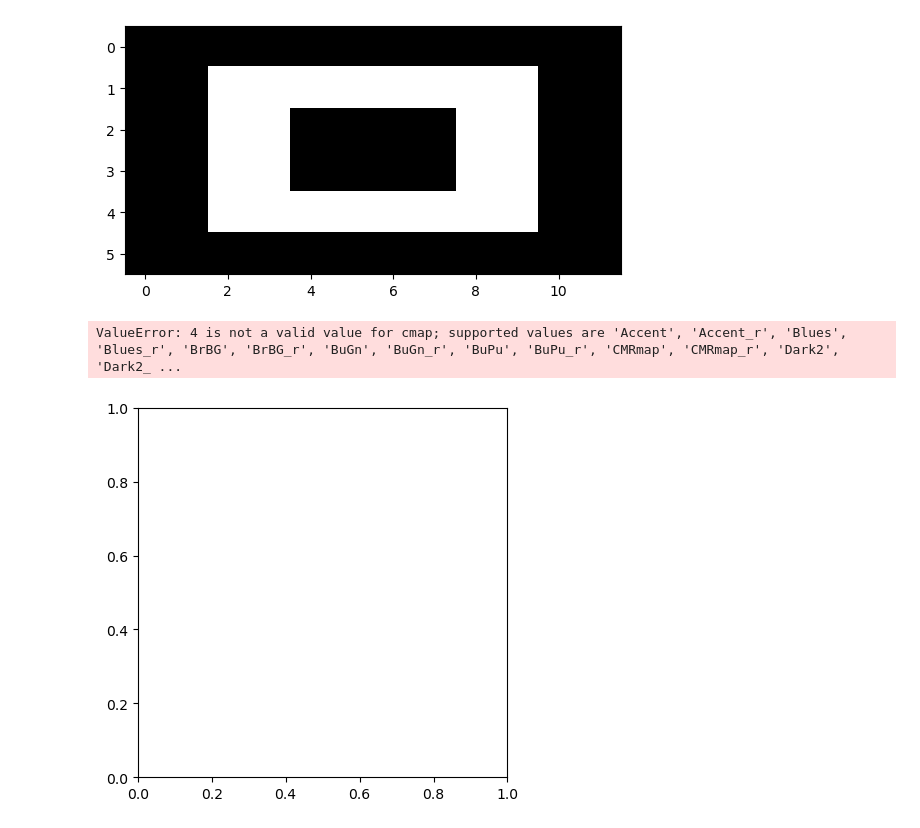
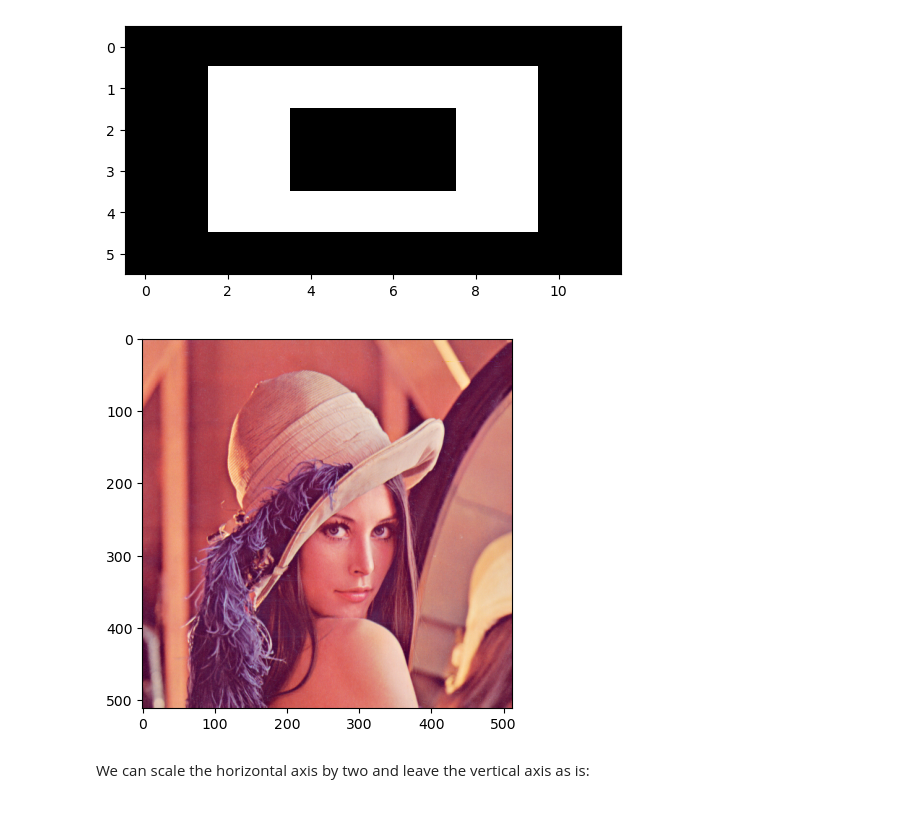
Before and after one commit to amansingh202/Machine-Learning, a Jupyter notebook: Computer_Vision/L7_Geometric_Operations_Using_OpenCV.ipynb, the cells around one changed output. Saved outputs shown, nothing was run; the diff lists cells and outputs as text; code cells hidden in the pictures.

Commit message:
horizontal axis scale

```diff
--- a/Computer_Vision/L7_Geometric_Operations_Using_OpenCV.ipynb
+++ b/Computer_Vision/L7_Geometric_Operations_Using_OpenCV.ipynb
@@ -63,8 +63,9 @@ plt.show()
 [figure]
 # %%
 image = cv2.imread("lenna.png")
-plt.imshow(image, cv2.COLOR_BGR2RGB)
+plt.imshow(cv2.cvtColor(image, cv2.COLOR_BGR2RGB))
 plt.show()
 # %% [output]
-ValueError: 4 is not a valid value for cmap; supported values are 'Accent', 'Accent_r', 'Blues', 'Blues_r', 'BrBG', 'BrBG_r', 'BuGn', 'BuGn_r', 'BuPu', 'BuPu_r', 'CMRmap', 'CMRmap_r', 'Dark2', 'Dark2_ ...
-[figure, old version]
+[figure, new version]
+# %% [markdown]
+We can scale the horizontal axis by two and leave the vertical axis as is:
```
Also changed, not shown: parts of 1 cell of this notebook.
